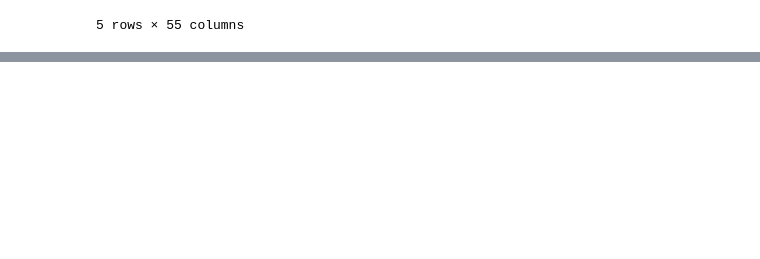
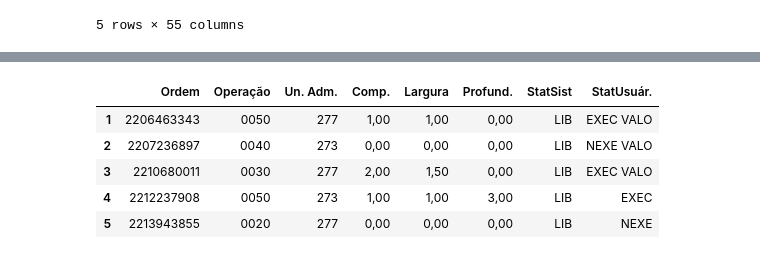
Before and after one commit to eeyamazaki/soebe, a Jupyter notebook: modelo_preditivo_soebe.ipynb, the cells around one changed output, grey strips where cells are left out. Saved outputs shown, nothing was run; the diff lists cells and outputs as text; code cells hidden in the pictures; blank space fills up the shorter version.

```diff
--- a/modelo_preditivo_soebe.ipynb
+++ b/modelo_preditivo_soebe.ipynb
@@ -57,0 +87,20 @@ dfSoebe = dfSoebe.dropna(subset=['Ordem'])
+# %%
+dfSoebe = dfSoebe.drop(['Unnamed: 0', 'Tipo ordem', 'Centro', 'CenTrab', 'Txt.breve operação',
+              'Cód. Único', 'Oper.ZSCP', 'TSE Oper.', 'TSS', 'Cont.ZSCP', 'M.Mão Obra',
+              'Ag.Tp.Serv', 'Resp.ZSCP', 'DtDespacho', 'Dt.Início', 'Hr.Iniíio',
+              'Dt.FimExec', 'Hr.Fim', 'Hr.Trab.', 'Acatamento', 'Hr.Acatam.',
+              'Dt.Agend.', 'Turno', 'Dt.Compet.', 'Dt.Susp.', 'Hr.Susp.',
+              'Dt.Fim', 'Hr.Fim  .1', 'H.Retirado', 'Instalado', 'Garantia',
+              'Dt.Exec.', 'Hr.Exec.', 'Peso', 'Tipo Mat.', 'Pos. Rede',
+              'Diam.Rede', 'Diam.Ramal', 'Diam.Cavl.', 'Quantidade', 'Extensão',
+              'MND', 'L.Corte/Su', 'Religação', 'Mt.Cúbico', 'Observação',
+              'Unnamed: 54'], axis=1)
+
+dfSoebe.head()
+# %% [output]
+|  | Ordem | Operação | Un. Adm. | Comp. | Largura | Profund. | StatSist | StatUsuár. |
+| 1 | 2206463343 | 0050 | 277 | 1,00 | 1,00 | 0,00 | LIB | EXEC VALO |
+| 2 | 2207236897 | 0040 | 273 | 0,00 | 0,00 | 0,00 | LIB | NEXE VALO |
+| 3 | 2210680011 | 0030 | 277 | 2,00 | 1,50 | 0,00 | LIB | EXEC VALO |
+| 4 | 2212237908 | 0050 | 273 | 1,00 | 1,00 | 3,00 | LIB | EXEC |
+| 5 | 2213943855 | 0020 | 277 | 0,00 | 0,00 | 0,00 | LIB | NEXE |
```
Also changed, not shown: parts of 6 cells of this notebook.
